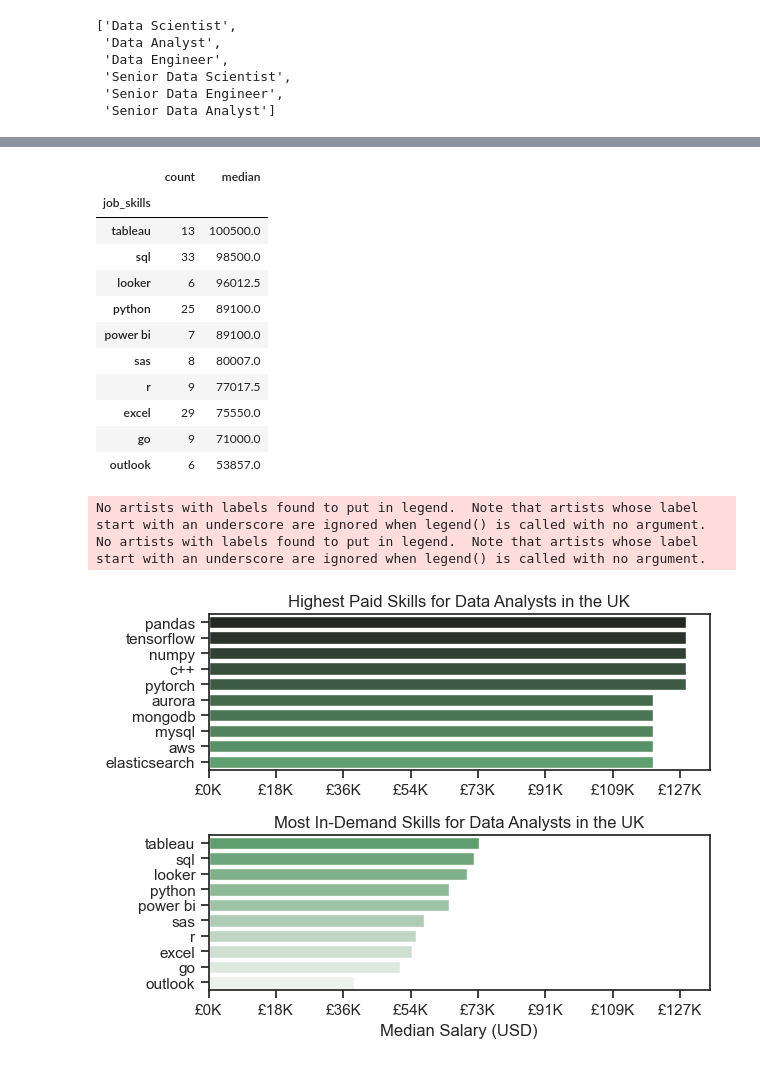
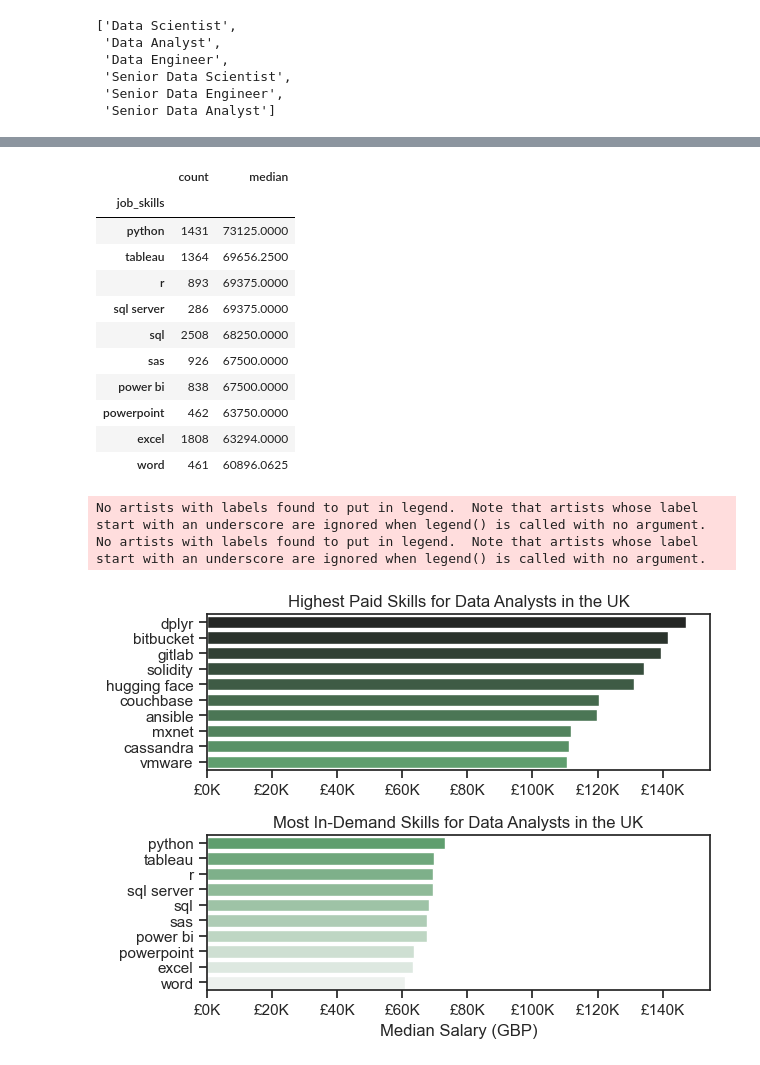
Before and after one commit to ChrisDoubleJ/Python_Data_Analysis, a Jupyter notebook: Analysis/4_Wage_Analysis.ipynb, the cells around one changed output, grey strips where cells are left out. Drawn from its saved outputs; the diff is of its cells as text; code cells hidden in the pictures.

```diff
--- a/Analysis/4_Wage_Analysis.ipynb
+++ b/Analysis/4_Wage_Analysis.ipynb
@@ -19 +16,7 @@ exchange_rate = 0.73  # Replace with the current exchange rate
+# %%
+# Define the conversion rate from USD to GBP
+USD_TO_GBP = 0.75
+
+# Apply conversion to the salary_year_avg column
+df['salary_year_avg_gbp'] = df['salary_year_avg'] * USD_TO_GBP
 # %%
@@ -54,10 +58,7 @@ plt.show()
 # %%
-# Only get data analyst jobs in the US
-df_DA_UK = df[(df['job_title_short'] == 'Data Analyst') & (df['job_country'] == 'United Kingdom')].copy()
+# Investigate Median Salary Vs Skill for Data Analysts
+df_DA_UK = df[(df['job_title_short'] == 'Data Analyst') & (df['job_country'] == 'United States')].copy()
 
-# Drop NaN values from the 'salary_year_avg' column for accurate visualization
-df_DA_UK = df_DA_UK.dropna(subset=['salary_year_avg'])
+df_DA_UK = df_DA_UK.dropna(subset=['salary_year_avg_gbp'])
 
 df_DA_UK = df_DA_UK.explode('job_skills')
-
-df_DA_UK[['salary_year_avg', 'job_skills']].head(5)
@@ -71,5 +65,6 @@ df_DA_UK[['salary_year_avg', 'job_skills']].head(5)
 # %%
-df_DA_top_pay = df_DA_UK.groupby('job_skills')['salary_year_avg'].agg(['count', 'median']).sort_values(by='median', ascending=False)
+# Determine The Highest Paid Skills and Most Demanded Skills
+df_DA_top_pay = df_DA_UK.groupby('job_skills')['salary_year_avg_gbp'].agg(['count', 'median']).sort_values(by='median', ascending=False)
 
 df_DA_top_pay = df_DA_top_pay.head(10)
 
@@ -90,5 +85,5 @@ df_DA_top_pay
 # %%
-df_DA_skills = df_DA_UK.groupby('job_skills')['salary_year_avg'].agg(['count', 'median']).sort_values(by='count', ascending=False)
+df_DA_skills = df_DA_UK.groupby('job_skills')['salary_year_avg_gbp'].agg(['count', 'median']).sort_values(by='count', ascending=False)
 
 df_DA_skills = df_DA_skills.head(10).sort_values(by='median', ascending=False)
 
@@ -96,45 +91,40 @@ df_DA_skills
 # %% [output]
 |  | count | median |
 | job_skills |  |  |
-| tableau | 13 | 100500.0 |
-| sql | 33 | 98500.0 |
-| looker | 6 | 96012.5 |
-| python | 25 | 89100.0 |
-| power bi | 7 | 89100.0 |
-| sas | 8 | 80007.0 |
-| r | 9 | 77017.5 |
-| excel | 29 | 75550.0 |
-| go | 9 | 71000.0 |
-| outlook | 6 | 53857.0 |
+| python | 1431 | 73125.0000 |
+| tableau | 1364 | 69656.2500 |
+| r | 893 | 69375.0000 |
+| sql server | 286 | 69375.0000 |
+| sql | 2508 | 68250.0000 |
+| sas | 926 | 67500.0000 |
+| power bi | 838 | 67500.0000 |
+| powerpoint | 462 | 63750.0000 |
+| excel | 1808 | 63294.0000 |
+| word | 461 | 60896.0625 |
 # %%
 fig, ax = plt.subplots(2, 1)
 
 # Top 10 Highest Paid Skills for Data Analysts
 sns.barplot(data=df_DA_top_pay, x='median', y=df_DA_top_pay.index, ax=ax[0], palette='dark:g')
 ax[0].legend().remove()
-# original code:
-# df_DA_top_pay[::-1].plot(kind='barh', y='median', ax=ax[0], legend=False)
 ax[0].set_title('Highest Paid Skills for Data Analysts in the UK')
 ax[0].set_ylabel('')
 ax[0].set_xlabel('')
-ax[0].xaxis.set_major_formatter(plt.FuncFormatter(lambda x, _: f'£{int((x*exchange_rate)/1000)}K'))
+ax[0].xaxis.set_major_formatter(plt.FuncFormatter(lambda x, _: f'£{int(x/1000)}K'))
 
-
-# Top 10 Most In-Demand Skills for Data Analysts')
+# Top 10 Most In-Demand Skills for Data Analysts
 sns.barplot(data=df_DA_skills, x='median', y=df_DA_skills.index, ax=ax[1], palette='light:g_r')
 ax[1].legend().remove()
-# original code:
-# df_DA_skills[::-1].plot(kind='barh', y='median', ax=ax[1], legend=False)
 ax[1].set_title('Most In-Demand Skills for Data Analysts in the UK')
 ax[1].set_ylabel('')
-ax[1].set_xlabel('Median Salary (USD)')
+ax[1].set_xlabel('Median Salary (GBP)')
 ax[1].set_xlim(ax[0].get_xlim())  # Set the same x-axis limits as the first plot
-ax[1].xaxis.set_major_formatter(plt.FuncFormatter(lambda x, _: f'£{int((x*exchange_rate)/1000)}K'))
+ax[1].xaxis.set_major_formatter(plt.FuncFormatter(lambda x, _: f'£{int(x/1000)}K'))
 
 sns.set_theme(style='ticks')
 plt.tight_layout()
 plt.show()
 # %% [output]
 No artists with labels found to put in legend.  Note that artists whose label start with an underscore are ignored when legend() is called with no argument.
 No artists with labels found to put in legend.  Note that artists whose label start with an underscore are ignored when legend() is called with no argument.
-[figure, old version]
+[figure, new version]
```
Also changed, not shown: parts of 6 cells of this notebook, 4 other files.
